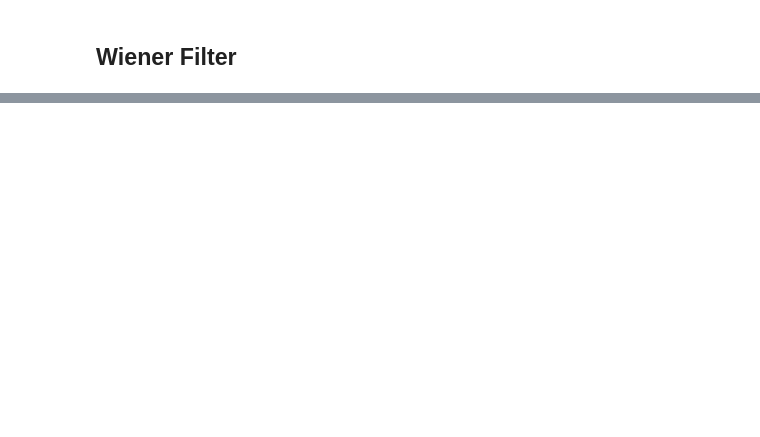
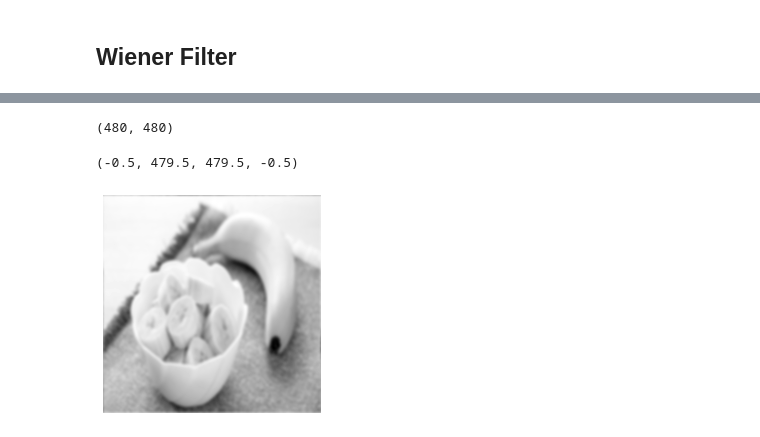
Before and after one commit to alonet14/image_processing, a Jupyter notebook: restore_image.ipynb, the cells around one changed output, grey strips where cells are left out. Cells and saved outputs as stored; diff of their text form; code cells hidden in the pictures; blank space fills up the shorter version.

Commit message:
wiener done without noise

```diff
--- a/restore_image.ipynb
+++ b/restore_image.ipynb
@@ -131,2 +115,28 @@ Text(0.5, 1.0, 'restored image')
 # %% [markdown]
 ## Wiener Filter
+# %%
+f = cv2.imread(str(file_name),0)
+f = cv2.resize(f, (480, 480))
+h = gaussian_kernel(k=11, sigma=3)
+
+# computing the number of padding on one side
+a = int(f.shape[0]//2 - h.shape[0]//2)
+h_pad = np.pad(h, (a,a-1), 'constant', constant_values=(0))
+
+# computing the Fourier transforms
+F = fftn(f)
+H = fftn(h_pad)
+
+# convolution
+G = np.multiply(F,H)
+
+# Inverse Transform
+# - we have to perform FFT shift before reconstructing the image in the space domain
+g = fftshift(ifftn(G).real)
+plt.figure(figsize=(20,12))
+plt.subplot(121)
+plt.axis('off')
+plt.imshow(f, cmap="gray", vmin=0, vmax=255); plt.title("original image")
+plt.subplot(122)
+plt.imshow(g, cmap="gray", vmin=0, vmax=255); plt.title("degraded/blurred image")
+plt.axis('off')
@@ -132,0 +146,10 @@ Text(0.5, 1.0, 'restored image')
+# %%
+im_noise = np.copy(g)
+
+print(im_noise.shape)
+plt.imshow(im_noise, cmap='gray')
+plt.axis("off")
+# %% [output]
+(480, 480)
+(-0.5, 479.5, 479.5, -0.5)
+[figure, added]
```
Also changed, not shown: parts of 5 cells of this notebook, 3 other files.
